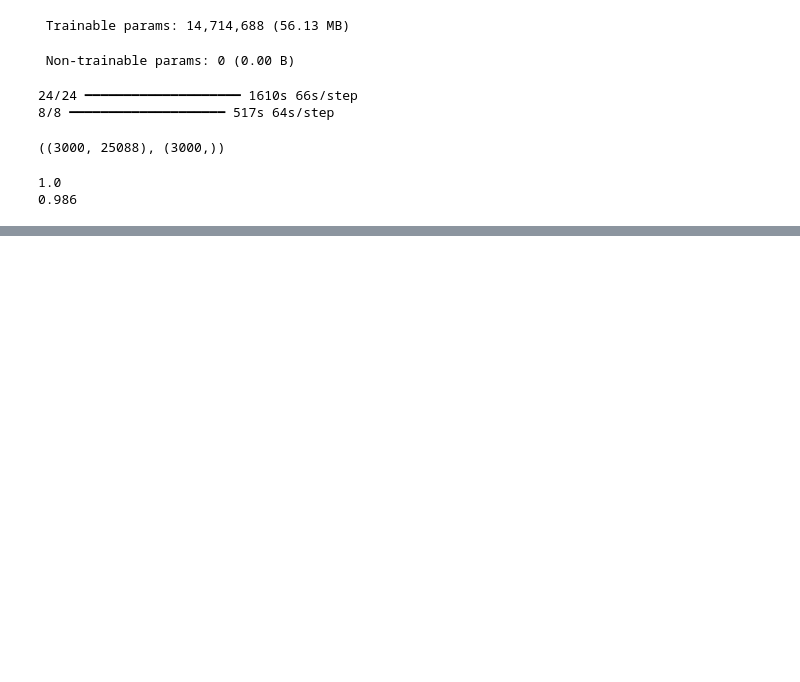
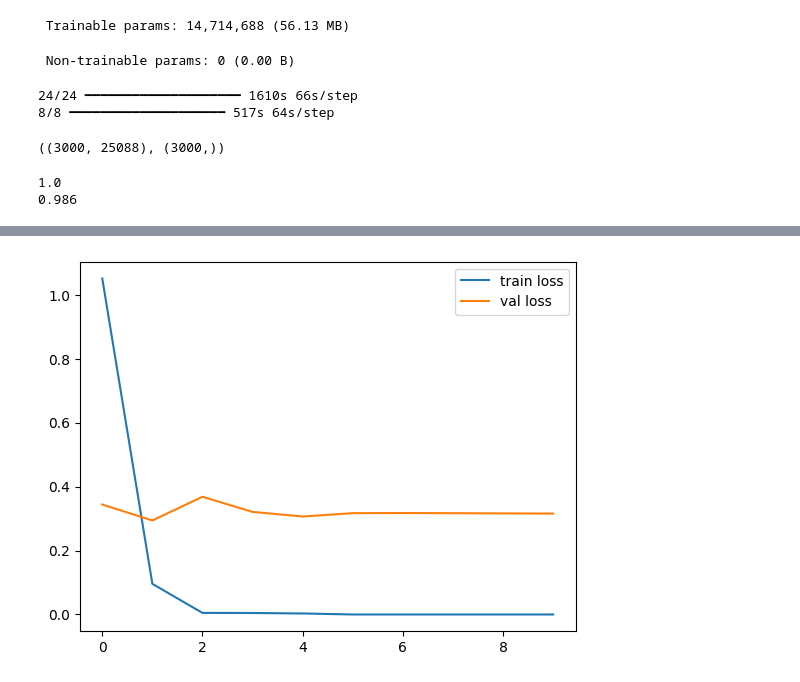
Before and after one commit to oganiler/google_colab, a Jupyter notebook: Transfer_Learning_(VGG16)_WITHOUT_Data_Augmentation.ipynb, the cells around one changed output, grey strips where cells are left out. Drawn from its saved outputs; the diff is of its cells as text; code cells hidden in the pictures; blank space fills up the shorter version.

Commit message:
logistic regression in TensorFlow

```diff
--- a/Transfer_Learning_(VGG16)_WITHOUT_Data_Augmentation.ipynb
+++ b/Transfer_Learning_(VGG16)_WITHOUT_Data_Augmentation.ipynb
@@ -175,0 +178,18 @@ print(logr.score(X_valid2, Y_valid))
+# %%
+#logistic regression in "Tensorflow" Model
+i = Input(shape=(D,))
+x = Dense(1, activation='sigmoid')(i)
+linearmodel = Model(i, x)
+# %%
+linearmodel.compile(
+    loss='binary_crossentropy',
+    optimizer='adam',
+    metrics=['accuracy'])
+# %%
+# Can try both normalized and unnormalized data
+r = linearmodel.fit(
+    X_train, Y_train,
+    batch_size=128,
+    epochs=10,
+    validation_data=(X_valid, Y_valid),
+)
@@ -175,0 +217,8 @@ print(logr.score(X_valid2, Y_valid))
+# %%
+# loss
+plt.plot(r.history['loss'], label='train loss')
+plt.plot(r.history['val_loss'], label='val loss')
+plt.legend()
+plt.show()
+# %% [output]
+[figure, added]
```
Also changed, not shown: parts of 3 cells of this notebook.
